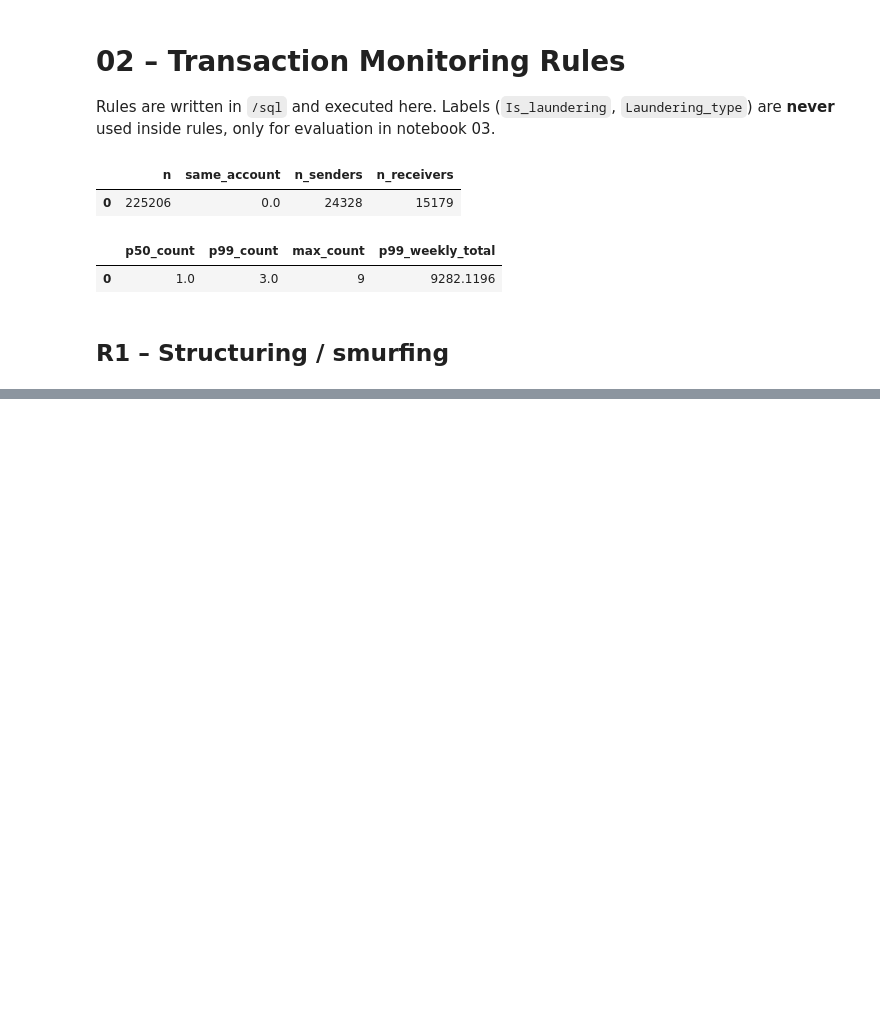
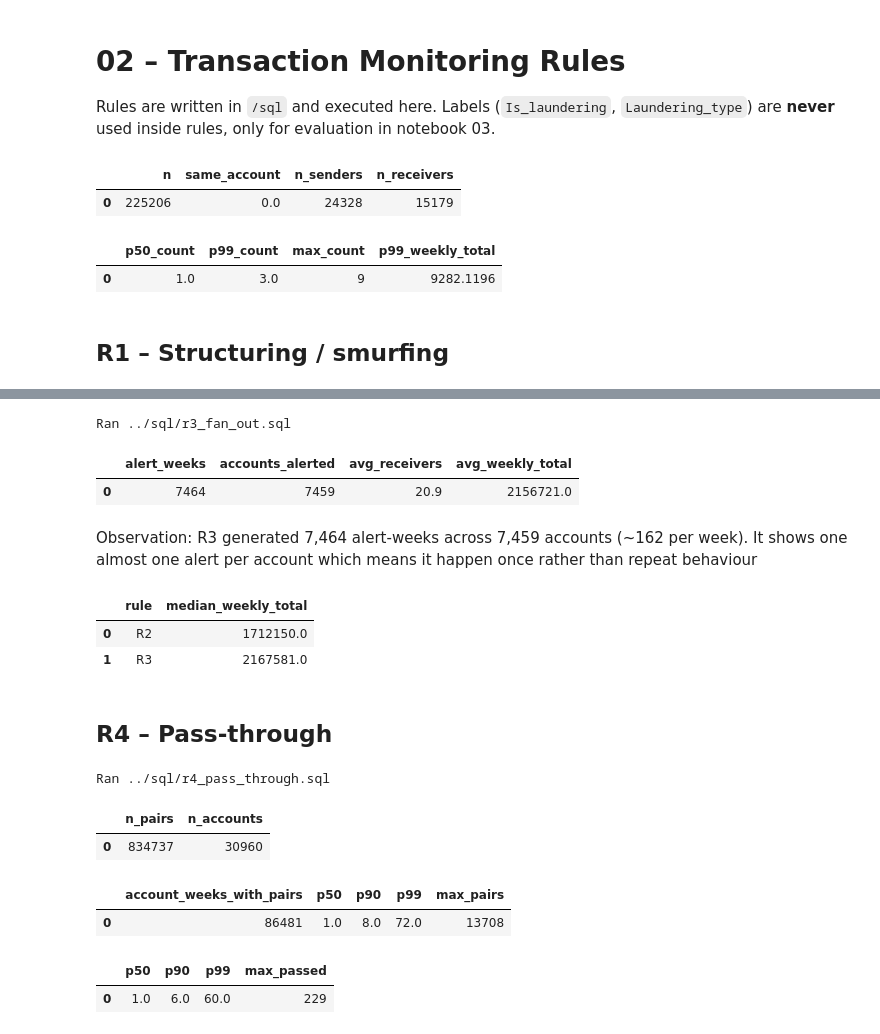
Before and after one commit to oluwafemi-olagunju/aml-transaction-monitoring, a Jupyter notebook: notebooks/02_rules.ipynb, the cells around one changed output, grey strips where cells are left out. Cells and saved outputs as stored; diff of their text form; code cells hidden in the pictures; blank space fills up the shorter version.

```diff
--- a/notebooks/02_rules.ipynb
+++ b/notebooks/02_rules.ipynb
@@ -64,0 +125,73 @@ Did you mean "pg_tables"?
+# %%
+run_sql("../sql/r3_fan_out.sql")
+
+con.sql("""
+SELECT COUNT(*)                        AS alert_weeks,
+       COUNT(DISTINCT account)         AS accounts_alerted,
+       ROUND(AVG(n_counterparties), 1) AS avg_receivers,
+       ROUND(AVG(total_amount), 0)     AS avg_weekly_total
+FROM r3_alerts
+""").df()
+# %% [output]
+Ran ../sql/r3_fan_out.sql
+|  | alert_weeks | accounts_alerted | avg_receivers | avg_weekly_total |
+| 0 | 7464 | 7459 | 20.9 | 2156721.0 |
+# %% [markdown]
+Observation: R3 generated 7,464 alert-weeks across 7,459 accounts (~162 per week). It shows one almost one alert per account which means it happen once rather than repeat behaviour
+# %%
+con.sql("""
+SELECT 'R2' AS rule, ROUND(MEDIAN(total_amount), 0) AS median_weekly_total FROM r2_alerts
+UNION ALL
+SELECT 'R3', ROUND(MEDIAN(total_amount), 0) FROM r3_alerts
+""").df()
+# %% [output]
+|  | rule | median_weekly_total |
+| 0 | R2 | 1712150.0 |
+| 1 | R3 | 2167581.0 |
+# %% [markdown]
+## R4 – Pass-through
+# %%
+run_sql("../sql/r4_pass_through.sql")
+con.sql("SELECT COUNT(*) AS n_pairs, COUNT(DISTINCT account) AS n_accounts FROM r4_pairs").df()
+# %% [output]
+Ran ../sql/r4_pass_through.sql
+|  | n_pairs | n_accounts |
+| 0 | 834737 | 30960 |
+# %%
+con.sql("""
+WITH weekly AS (
+    SELECT account,
+           date_trunc('week', in_ts) AS wk,
+           COUNT(*)                  AS n_pairs
+    FROM r4_pairs
+    GROUP BY account, wk
+)
+SELECT COUNT(*)                       AS account_weeks_with_pairs,
+       quantile_cont(n_pairs, 0.50)   AS p50,
+       quantile_cont(n_pairs, 0.90)   AS p90,
+       quantile_cont(n_pairs, 0.99)   AS p99,
+       MAX(n_pairs)                   AS max_pairs
+FROM weekly
+""").df()
+# %% [output]
+|  | account_weeks_with_pairs | p50 | p90 | p99 | max_pairs |
+| 0 | 86481 | 1.0 | 8.0 | 72.0 | 13708 |
+# %%
+con.sql("""
+WITH weekly AS (
+    SELECT account,
+           date_trunc('week', in_ts) AS wk,
+           COUNT(DISTINCT CAST(from_account AS VARCHAR) || '_' || CAST(in_ts AS VARCHAR)) AS n_passed,
+           COUNT(DISTINCT to_account) AS n_destinations
+    FROM r4_pairs
+    GROUP BY account, wk
+)
+SELECT quantile_cont(n_passed, 0.50) AS p50,
+       quantile_cont(n_passed, 0.90) AS p90,
+       quantile_cont(n_passed, 0.99) AS p99,
+       MAX(n_passed)                 AS max_passed
+FROM weekly
+""").df()
+# %% [output]
+|  | p50 | p90 | p99 | max_passed |
+| 0 | 1.0 | 6.0 | 60.0 | 229 |
```
Also changed, not shown: parts of 21 cells of this notebook, 3 other files.
